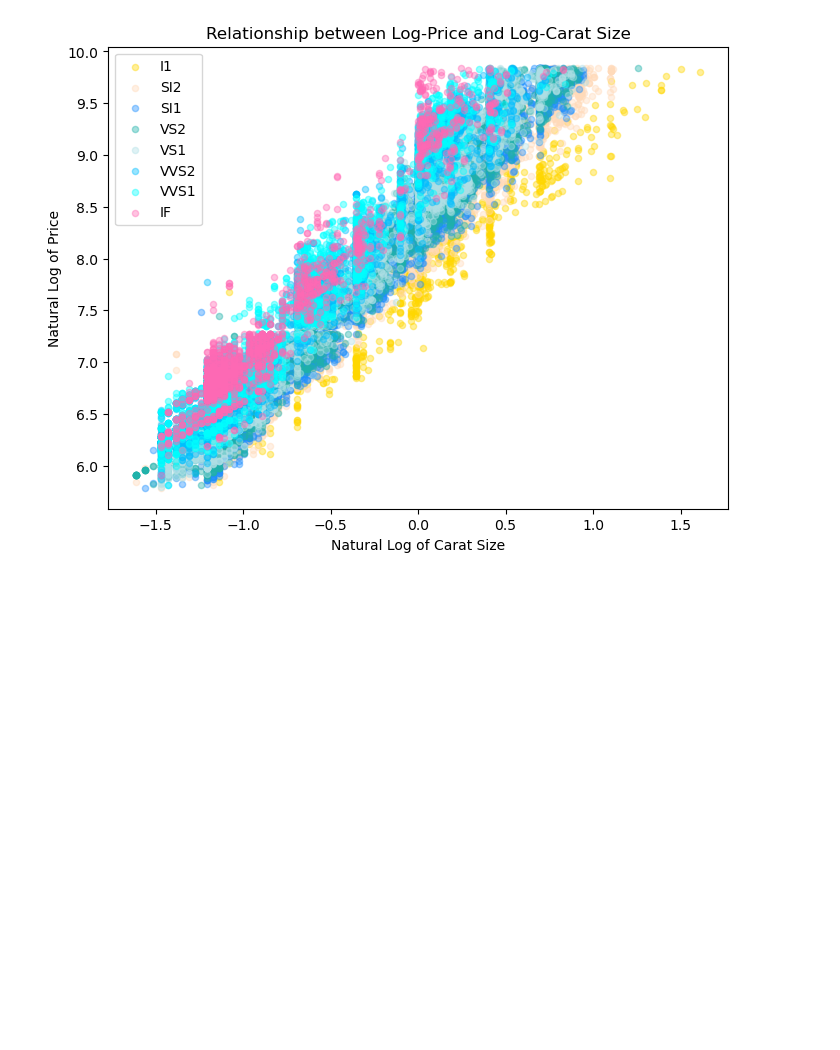
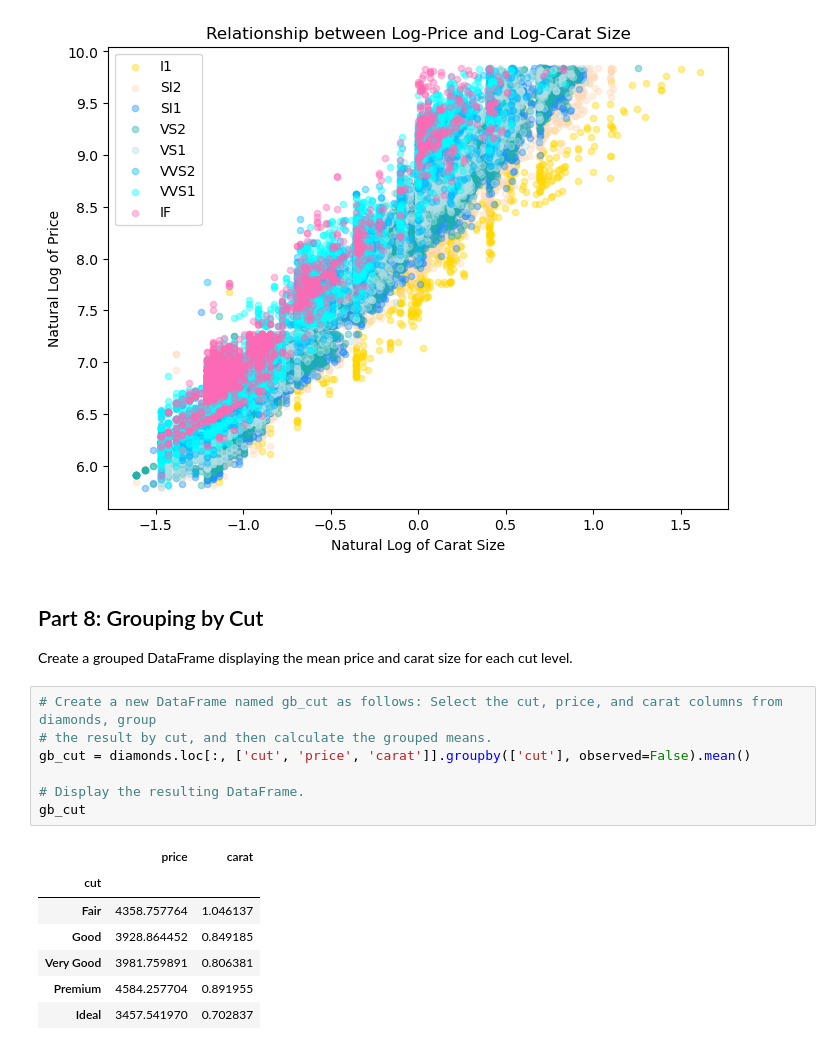
Before and after one commit to slylockfox/Maryville-DSCI-503-2, a Jupyter notebook: Project_03_Snyder.ipynb, the cells around one changed output. Saved outputs shown, nothing was run; the diff lists cells and outputs as text; blank space fills up the shorter version.

```diff
--- a/Project_03_Snyder.ipynb
+++ b/Project_03_Snyder.ipynb
@@ -364,3 +364,21 @@ plt.legend()
 plt.show()
 # %% [output]
 [figure]
+# %% [markdown]
+## Part 8: Grouping by Cut
+Create a grouped DataFrame displaying the mean price and carat size for each cut level.
+# %%
+# Create a new DataFrame named gb_cut as follows: Select the cut, price, and carat columns from diamonds, group
+# the result by cut, and then calculate the grouped means.
+gb_cut = diamonds.loc[:, ['cut', 'price', 'carat']].groupby(['cut'], observed=False).mean()
+
+# Display the resulting DataFrame.
+gb_cut
+# %% [output]
+|  | price | carat |
+| cut |  |  |
+| Fair | 4358.757764 | 1.046137 |
+| Good | 3928.864452 | 0.849185 |
+| Very Good | 3981.759891 | 0.806381 |
+| Premium | 4584.257704 | 0.891955 |
+| Ideal | 3457.541970 | 0.702837 |
```
Also changed, not shown: parts of 3 cells of this notebook, 1 other file.
